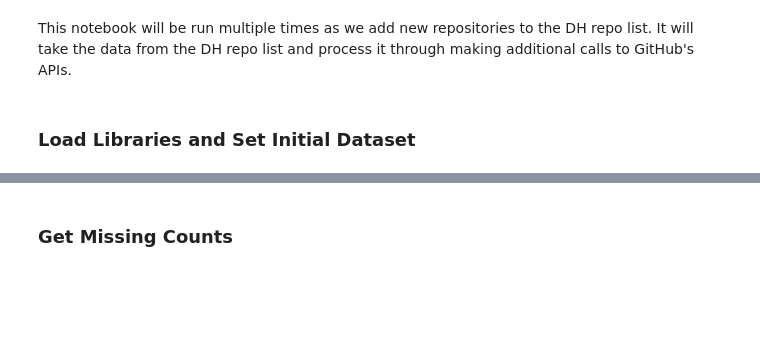
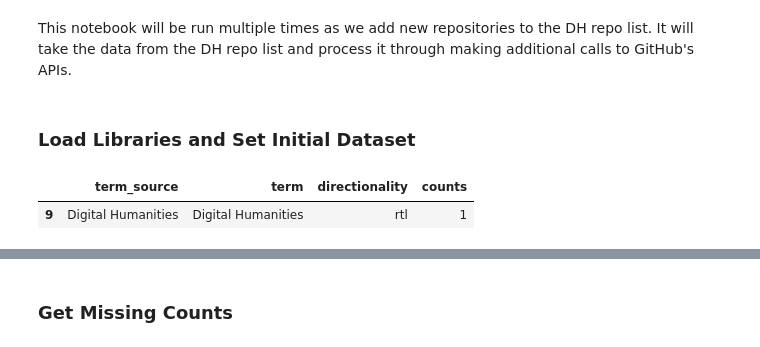
Before and after one commit to CodingDH/searching-for-DH, a Jupyter notebook: data_cleaning_notebooks/ProcessDHRepos.ipynb, the cells around one changed output, grey strips where cells are left out. Cells and saved outputs as stored; diff of their text form; code cells hidden in the pictures; blank space fills up the shorter version.

```diff
--- a/data_cleaning_notebooks/ProcessDHRepos.ipynb
+++ b/data_cleaning_notebooks/ProcessDHRepos.ipynb
@@ -6,0 +22,9 @@ This notebook will be run multiple times as we add new repositories to the DH re
+# %%
+subset_dh = merged_lang_terms[merged_lang_terms.term_source == 'Digital Humanities']
+# %%
+testing = subset_dh.groupby(['term_source', 'term', 'directionality']).size().reset_index(name='counts').sort_values(by='counts', ascending=False)
+
+testing[testing.term.duplicated()]
+# %% [output]
+|  | term_source | term | directionality | counts |
+| 9 | Digital Humanities | Digital Humanities | rtl | 1 |
```
Also changed, not shown: parts of 8 cells of this notebook, 1 other file.
